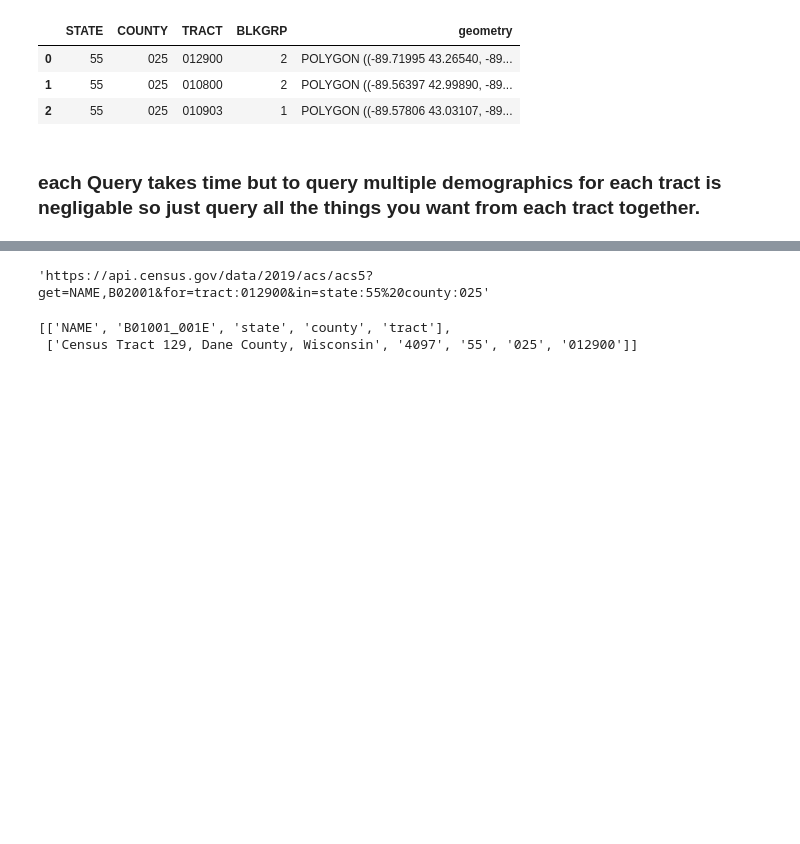
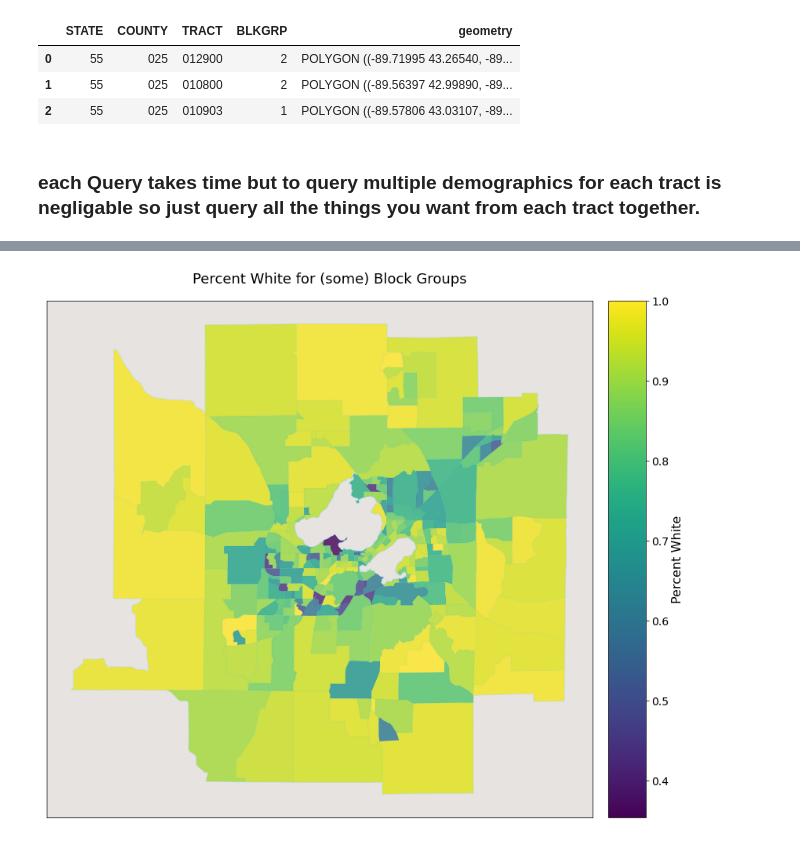
Before and after one commit to wisc-bus/simulator, a Jupyter notebook: TigerWeb_Exploration.ipynb, the cells around one changed output, grey strips where cells are left out. Saved outputs shown, nothing was run; the diff lists cells and outputs as text; code cells hidden in the pictures; blank space fills up the shorter version.

```diff
--- a/TigerWeb_Exploration.ipynb
+++ b/TigerWeb_Exploration.ipynb
@@ -182,3 +185,4 @@ combined_df
 # %%
-joined_df = df.join(combined_df, on='TRACT')
+joined_df = df.merge(combined_df, on=['TRACT', 'STATE', 'COUNTY', 'BLKGRP'])
+joined_df.head(3)
 # %% [output]
@@ -186,14 +192,0 @@ ValueError: You are trying to merge on object and int64 columns. If you wish to
-# %%
-url_acs + url_demographic + url_location
-# %% [output]
-'https://api.census.gov/data/2019/acs/acs5?get=NAME,B02001&for=tract:012900&in=state:55%20county:025'
-# %%
-import requests, json
-
-url = 'https://api.census.gov/data/2019/acs/acs5?get=NAME,B01001_001E&for=tract:012900&in=state:55%20county:025'
-resp = requests.get(url)
-scores = json.loads(resp.text)
-scores
-# %% [output]
-[['NAME', 'B01001_001E', 'state', 'county', 'tract'],
- ['Census Tract 129, Dane County, Wisconsin', '4097', '55', '025', '012900']]
@@ -205,0 +193,26 @@ Demographics_acs5_2019 = {
+# %%
+Total = [int(i) for i in list(joined_df['B02001_001E'])]
+White = [int(i) for i in list(joined_df['B02001_002E'])]
+joined_df['percentWhite'] = [White[i] / Total[i] if Total[i] != 0 else float("Nan") for i in range(len(Total))]
+# %%
+fig, ax = plt.subplots(1, 1, figsize=(16, 16))
+divider = make_axes_locatable(ax)
+cax = divider.append_axes("right", size="5%", pad = -1.5)
+
+joined_df.plot(column='percentWhite', ax=ax, legend=True, cax=cax, cmap='viridis', alpha=.8, zorder=1)
+fig = ax.figure
+cb_ax = fig.axes[1]
+cb_ax.tick_params(labelsize=14)
+
+df.boundary.plot(color='lightblue', alpha=.5, ax=ax, zorder=0)
+
+cax.set_ylabel("Percent White", fontsize=16)
+
+ax.set_facecolor("#e7e3e0")
+ax.set_yticks([])
+ax.set_xticks([])
+
+fig.suptitle("Percent White for (some) Block Groups", fontsize=18, x=.55, y=.82)
+plt.show()
+# %% [output]
+[figure, added]
```
Also changed, not shown: parts of 7 cells of this notebook.
